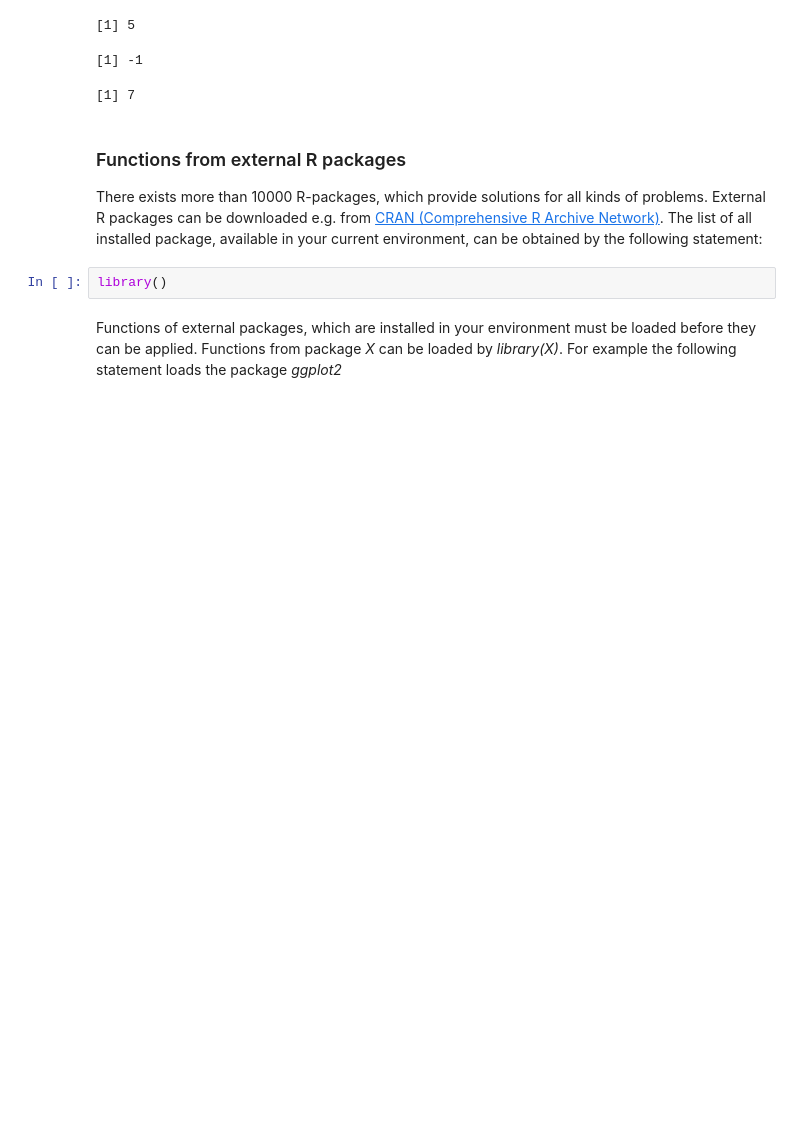
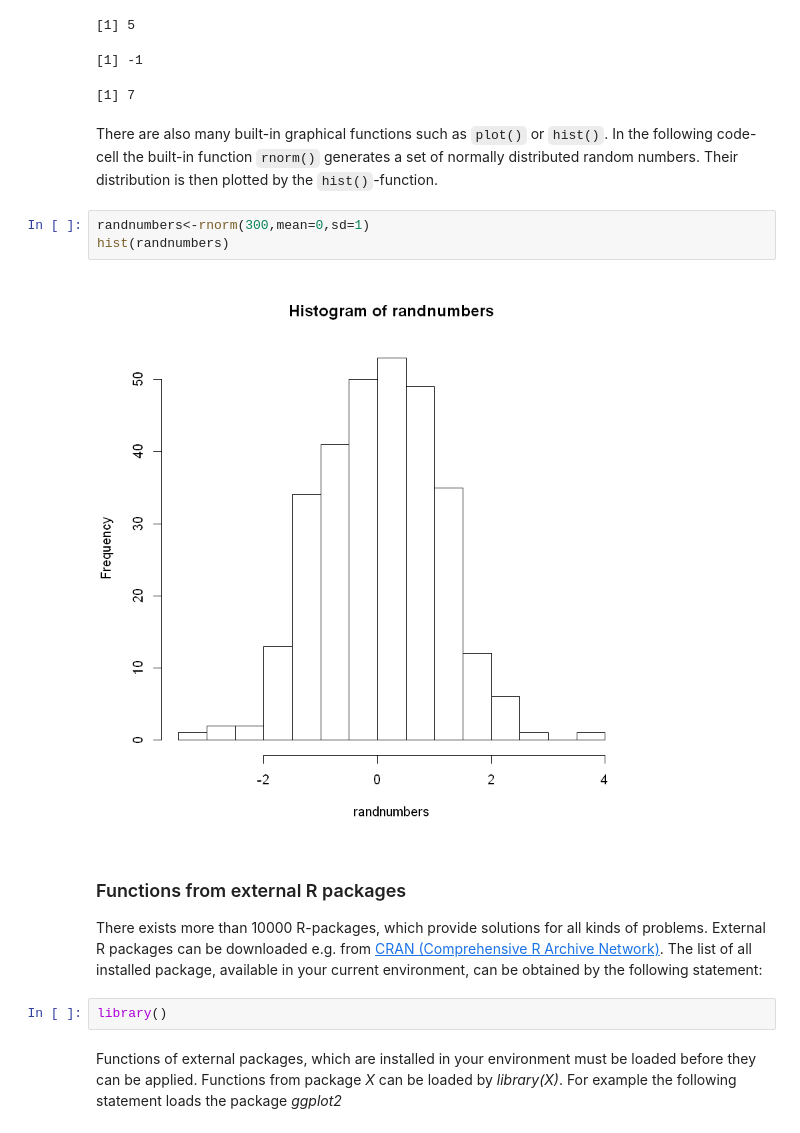
Before and after one commit to Mirza0602/Python, a Jupyter notebook: R/Lecture/01Basics/00GettingStartedR.ipynb, the cells around one changed output. Cells and saved outputs as stored; diff of their text form; blank space fills up the shorter version.

```diff
--- a/R/Lecture/01Basics/00GettingStartedR.ipynb
+++ b/R/Lecture/01Basics/00GettingStartedR.ipynb
@@ -97,6 +97,13 @@ log2(128)
 [1] 5
 [1] -1
 [1] 7
+# %% [markdown]
+There are also many built-in graphical functions such as `plot()` or `hist()`. In the following code-cell the built-in function `rnorm()` generates a set of normally distributed random numbers. Their distribution is then plotted by the `hist()`-function.
+# %%
+randnumbers<-rnorm(300,mean=0,sd=1)
+hist(randnumbers)
+# %% [output]
+[figure, added]
 # %% [markdown]
 ### Functions from external R packages
 There exists more than 10000 R-packages, which provide solutions for all kinds of problems. External R packages can be downloaded e.g. from [CRAN (Comprehensive R Archive Network)](http://cran.r-project.org/web/packages/index.html). The list of all installed package, available in your current environment, can be obtained by the following statement:
```
Also changed, not shown: parts of 3 cells of this notebook, 4 other files.
